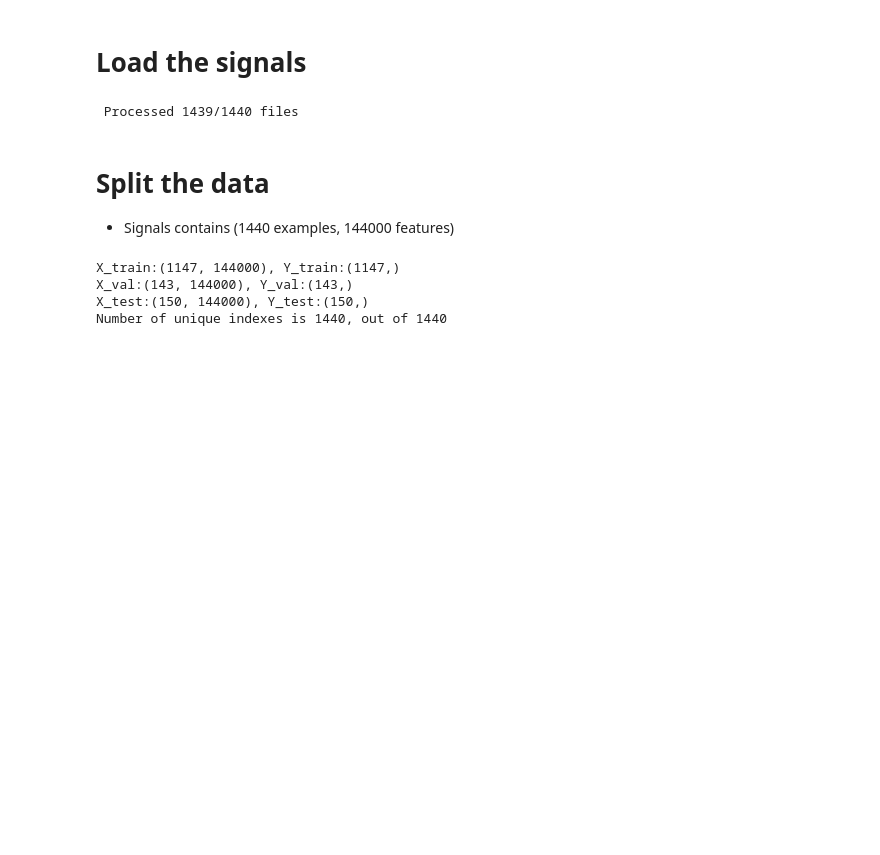
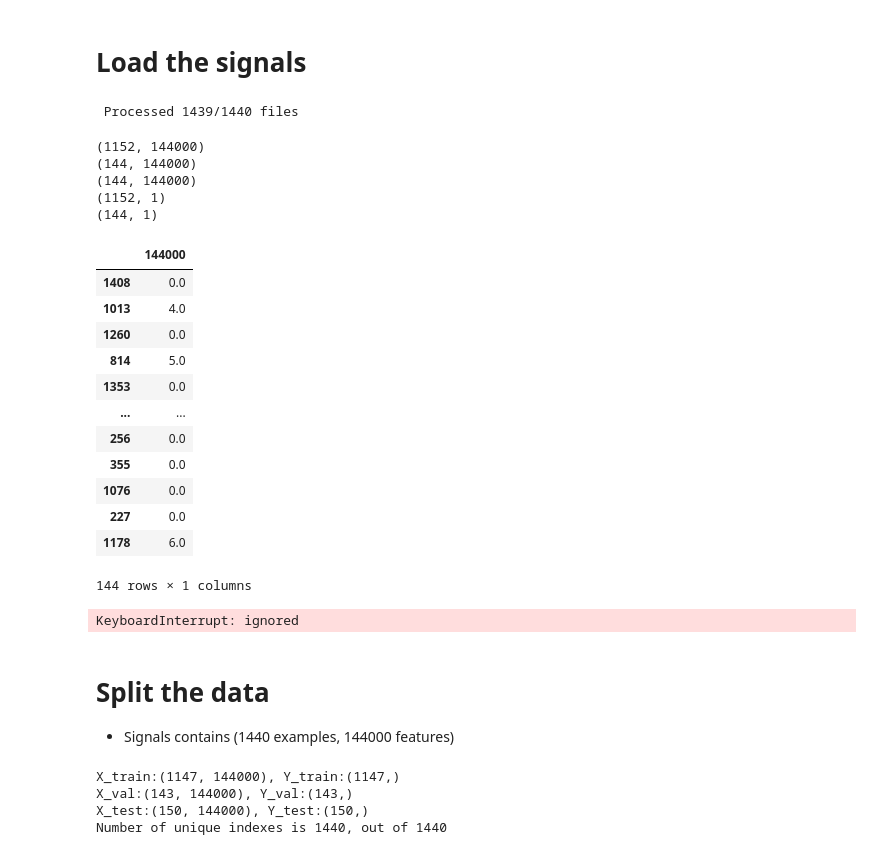
Before and after one commit to DorAzaria/Sentiment-Analysis---Deep-Learning-Methods-For-Speech-Recognition, a Jupyter notebook: stacked_cnn_lstm.ipynb, the cells around one changed output. Cells and saved outputs as stored; diff of their text form; code cells hidden in the pictures; blank space fills up the shorter version.

```diff
--- a/stacked_cnn_lstm.ipynb
+++ b/stacked_cnn_lstm.ipynb
@@ -146,13 +85,71 @@ signals = []
 
 for i, file_path in enumerate(data.Path):
     audio, sample_rate = librosa.load(file_path, duration=3, offset=0.5, sr=SAMPLE_RATE)
-    signal = np.zeros((int(SAMPLE_RATE*3,)))
+    signal = np.zeros((int(SAMPLE_RATE*3 + 1,)))
+    emotion = data.iloc[i]['Emotion']
     signal[:len(audio)] = audio
+    signal[len(audio)+1:] = int(emotion)
     signals.append(signal)
     print("\r Processed {}/{} files".format(i,len(data)),end='')
 signals = np.stack(signals,axis=0)
 # %% [output]
  Processed 1439/1440 files
+# %%
+dataset = pd.DataFrame(data=np.array(signals), columns=[*range(0,144001,1)])
+# %%
+features = dataset.shape[1] -1
+samples = dataset.shape[0]
+X = dataset.iloc[: , :features]
+y = dataset.iloc[: , features:]
+
+X_train, X_test, Y_train, Y_test = train_test_split(X, y, test_size=0.1, random_state=1)
+X_train, X_val, Y_train, Y_val = train_test_split(X_train, Y_train, test_size=(1/9), random_state=1) # X x 0.9 = 0.1
+
+
+# samples = dataset.shape[0]
+# train_size = int(0.8*samples)
+# valid_size = int(0.9*samples)
+# test_size = int(0.1*samples)
+
+# print(f'features {features} , samples {samples} , train size {train_size}')
+
+
+# x_train = np.array(dataset.iloc[:train_size,:features])
+# y_train = np.array(dataset.iloc[:train_size,features:])
+# v_train = np.array(dataset.iloc[train_size:valid_size,features:])
+
+
+# (x_test , y_test, v_test) = (np.array(dataset.iloc[train_size:,:features]),
+# %%
+print(X_train.shape)
+print(X_val.shape)
+print(X_test.shape)
+print(Y_train.shape)
+print(Y_val.shape)
+Y_val
+# %% [output]
+(1152, 144000)
+(144, 144000)
+(144, 144000)
+(1152, 1)
+(144, 1)
+|  | 144000 |
+| 1408 | 0.0 |
+| 1013 | 4.0 |
+| 1260 | 0.0 |
+| 814 | 5.0 |
+| 1353 | 0.0 |
+| ... | ... |
+| 256 | 0.0 |
+| 355 | 0.0 |
+| 1076 | 0.0 |
+| 227 | 0.0 |
+| 1178 | 6.0 |
+144 rows × 1 columns
+# %%
+dataset.to_csv("RAVDESS")
+# %% [output]
+KeyboardInterrupt: ignored
 # %% [markdown]
 # Split the data
 
```
Also changed, not shown: parts of 15 cells of this notebook.
